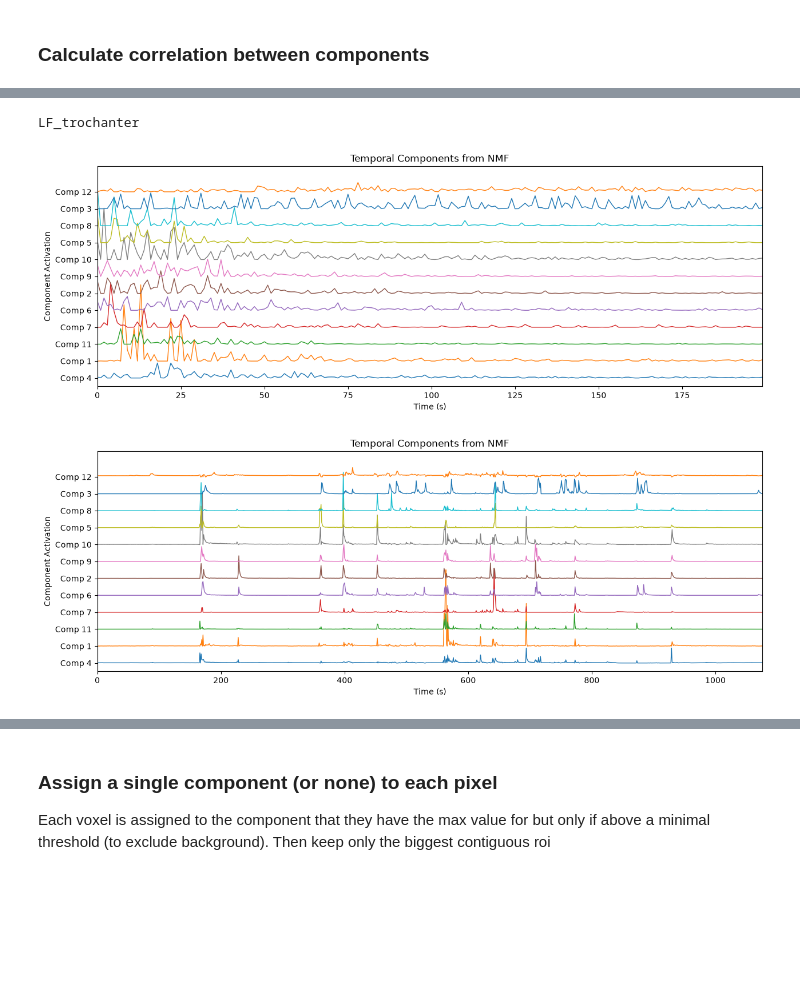
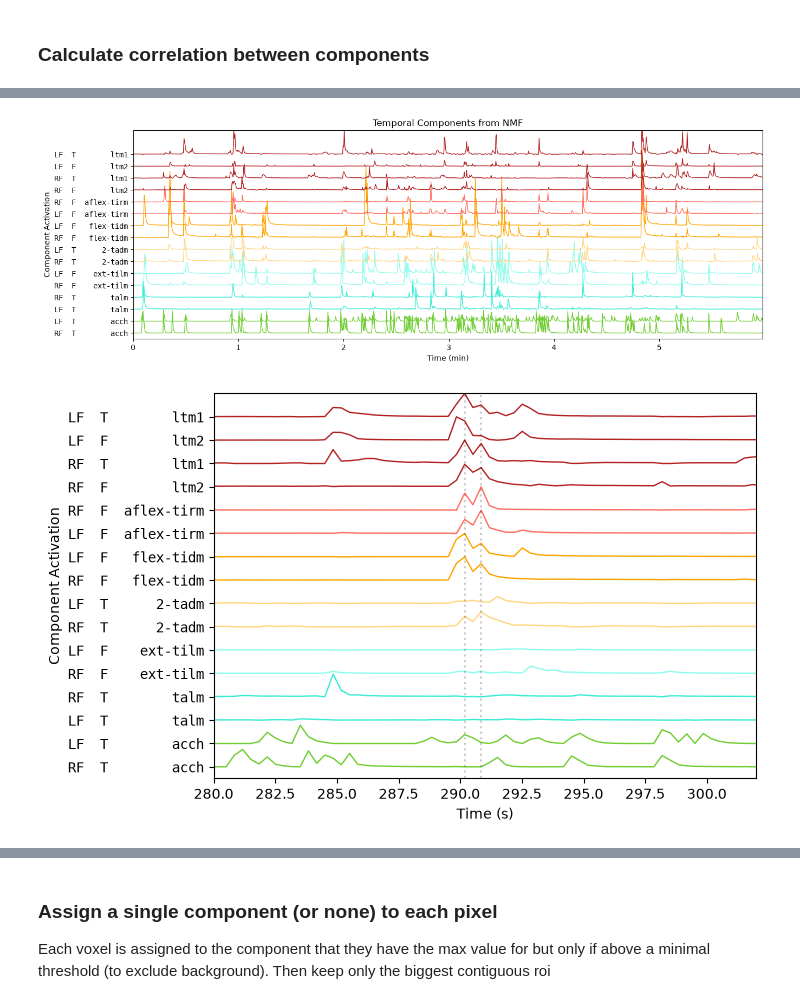
Before and after one commit to azmaite/Devel, a Jupyter notebook: Pupa_muscle_imaging/scape/MANUAL/auto_segmentation_by_segment.ipynb, the cells around one changed output, grey strips where cells are left out. Saved outputs shown, nothing was run; the diff lists cells and outputs as text; code cells hidden in the pictures; blank space fills up the shorter version.

Commit message:
Update per-segment NMF muscle analysis notebook
Co-Authored-By: Claude Opus 5.5 <noreply@anthropic.com>

```diff
--- a/Pupa_muscle_imaging/scape/MANUAL/auto_segmentation_by_segment.ipynb
+++ b/Pupa_muscle_imaging/scape/MANUAL/auto_segmentation_by_segment.ipynb
@@ -83,8 +98,10 @@ for i in range(1,np.max(list(segment_ids.keys()))+1):
 # %% [markdown]
 ## Load already processed data (if it exists)
 # %%
-#selected_segments = [1,2,3,4,5,6,7,8]
-selected_segments = [9,10,11,12,13,14,15,16]
+#selected_segments = [1,2,3,4,5,6,7,8] # left legs
+#selected_segments = [9,10,11,12,13,14,15,16] # right legs
+#selected_segments = [1,2,3,4,9,10,11,12,13] # front legs
+selected_segments = [2,3,5,10,11,14] # front tibia,femur and middle tibia
 # %%
 missing_ids = []
 segment_video_flat = {}
@@ -493,6 +551,9 @@ def plot_temporal_components(W: np.ndarray,
 
     if timestamps is None:
         timestamps = np.arange(W.shape[0])
+        xlabel = 'Frames'
+    else:
+        xlabel = 'Time (s)'
     if order is None:
         order = np.arange(W.shape[1])
     else:
@@ -519,10 +580,7 @@ def plot_temporal_components(W: np.ndarray,
 
     plt.ylim(-0.5, len(order) + 0.5)
     plt.yticks(np.arange(len(order)), [f'Comp {int(comp_i+1)}' if not np.isnan(comp_i) else '' for comp_i in order])
-    if timestamps is not None:
-        plt.xlabel('Time (s)')
-    else:
-        plt.xlabel('Frames')
+    plt.xlabel(xlabel)
     plt.ylabel('Component Activation')
     plt.title('Temporal Components from NMF')
     if legend:
@@ -535,3 +593,6 @@ def plot_temporal_components(W: np.ndarray,
 
     if fig is None:
         plt.show()
+# %%
+timestamps = np.arange(0, temp_comps_muscle_combined.shape[0] / volume_rate, 1/volume_rate)
+timestamps_min = [t/60 for t in timestamps]
@@ -538,9 +607,29 @@ def plot_temporal_components(W: np.ndarray,
+# %%
+fig = plt.figure(figsize=(15,5))
+colors = ['#FFD580', '#8EFCED', '#FFD580', '#FF6F61', '#FFA500', '#FFA500', '#B22222', '#B22222',
+        '#B22222', '#FF6F61', '#B22222', '#3BECD5',"#8EFCED","#3BECD5","#70CD32",'#70CD32']
+
+reorder = [0,1,  2,4,3,14,  13,15,10,11,  6,12,5,7,8,9]
+reorder = [15-r for r in reorder]
+
+plot_temporal_components(temp_comps_muscle_combined, timestamps=timestamps_min, order=[muscle_order[r] for r in reorder], fig=fig, color=[colors[r] for r in reorder], norm=False)
+plt.yticks(range(len(muscle_order)), [sorted_labels[r] for r in reorder], family='monospace')
+plt.ylim(-0.5,len(muscle_order)+1)
+plt.xlabel('Time (min)')
+plt.show()
+# %% [output]
+[figure, added]
 # %%
-plot_sid = 1
-print(segment_ids[plot_sid])
-plot_temporal_components(temp_comps[plot_sid][selected_idx[plot_sid]],order=comp_order[plot_sid])
-plot_temporal_components(temp_comps[plot_sid],order=comp_order[plot_sid])
+fig = plt.figure(figsize=(7,5))
+plot_temporal_components(temp_comps_muscle_combined, timestamps=timestamps, order=[muscle_order[r] for r in reorder], fig=fig, color=[colors[r] for r in reorder], norm=True)
+plt.yticks(range(len(muscle_order)), [sorted_labels[r] for r in reorder], family='monospace')
+
+plt.ylim(-0.5,len(muscle_order))
+plt.xlim(280,302)
+
+plt.vlines(290.2,-0.5,len(muscle_order)+1, 'k', linestyle=':', alpha=0.2)
+plt.vlines(290.85,-0.5,len(muscle_order)+1, 'k', linestyle=':', alpha=0.2)
+plt.title('')
+plt.show()
 # %% [output]
-LF_trochanter
-[figure, old version]
+[figure, new version]
-[figure, removed]
```
Also changed, not shown: parts of 25 cells of this notebook.
